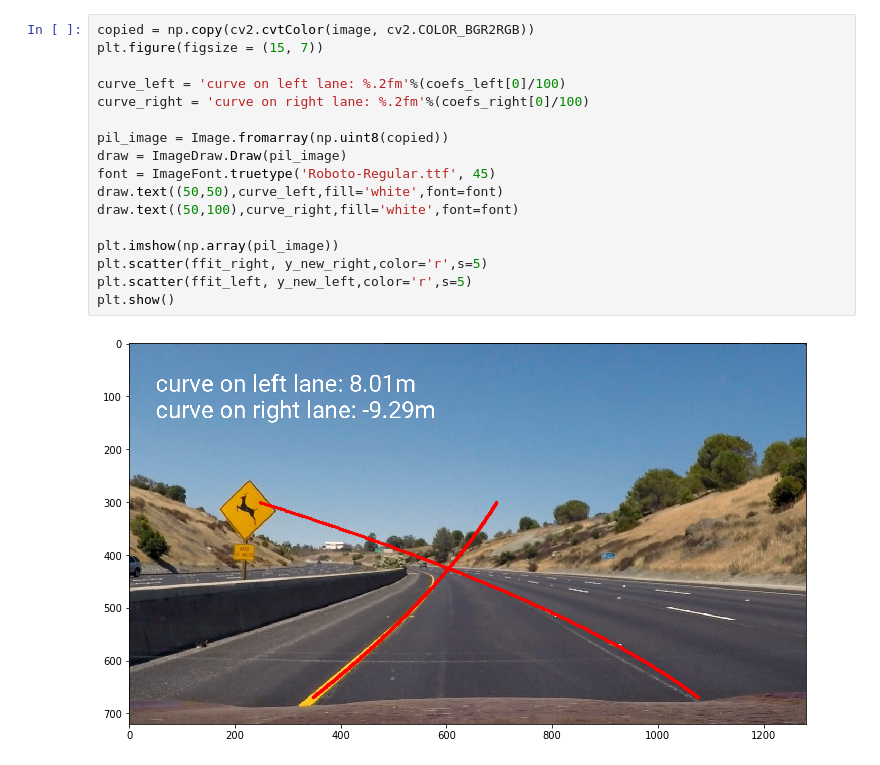
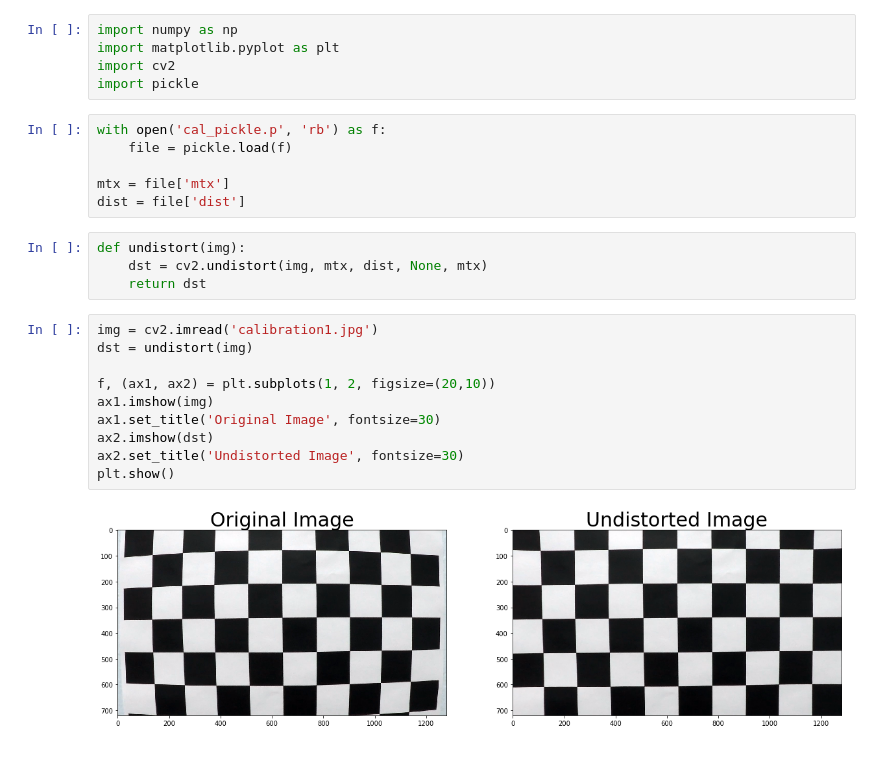
Before and after one commit to huseinzol05/Self-Driving-Car-Engines, a Jupyter notebook: 6.curve-lane-detection/curve-lane-detection.ipynb, the cells around one changed output. Drawn from its saved outputs; the diff is of its cells as text.

Commit message:
fix curve lane detection

```diff
--- a/6.curve-lane-detection/curve-lane-detection.ipynb
+++ b/6.curve-lane-detection/curve-lane-detection.ipynb
@@ -170,19 +1,27 @@ plt.show()
-# %%
-copied = np.copy(cv2.cvtColor(image, cv2.COLOR_BGR2RGB))
-plt.figure(figsize = (15, 7))
-
-curve_left = 'curve on left lane: %.2fm'%(coefs_left[0]/100)
-curve_right = 'curve on right lane: %.2fm'%(coefs_right[0]/100)
-
-pil_image = Image.fromarray(np.uint8(copied))
-draw = ImageDraw.Draw(pil_image)
-font = ImageFont.truetype('Roboto-Regular.ttf', 45)
-draw.text((50,50),curve_left,fill='white',font=font)
-draw.text((50,100),curve_right,fill='white',font=font)
-
-plt.imshow(np.array(pil_image))
-plt.scatter(ffit_right, y_new_right,color='r',s=5)
-plt.scatter(ffit_left, y_new_left,color='r',s=5)
-plt.show()
-# %% [output]
-[figure, removed]
+# %%
+import numpy as np
+import matplotlib.pyplot as plt
+import cv2
+import pickle
+# %%
+with open('cal_pickle.p', 'rb') as f:
+    file = pickle.load(f)
+
+mtx = file['mtx']
+dist = file['dist']
+# %%
+def undistort(img):
+    dst = cv2.undistort(img, mtx, dist, None, mtx)
+    return dst
+# %%
+img = cv2.imread('calibration1.jpg')
+dst = undistort(img)
+
+f, (ax1, ax2) = plt.subplots(1, 2, figsize=(20,10))
+ax1.imshow(img)
+ax1.set_title('Original Image', fontsize=30)
+ax2.imshow(dst)
+ax2.set_title('Undistorted Image', fontsize=30)
+plt.show()
+# %% [output]
+[figure, added]
```
Also changed, not shown: parts of 37 cells of this notebook, 1 other file.
